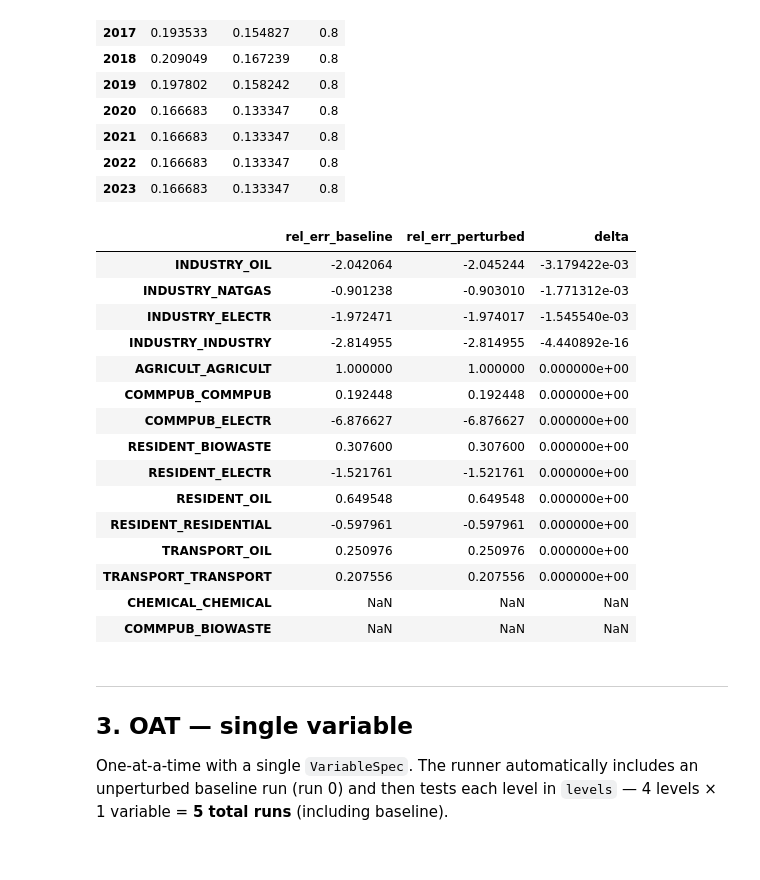
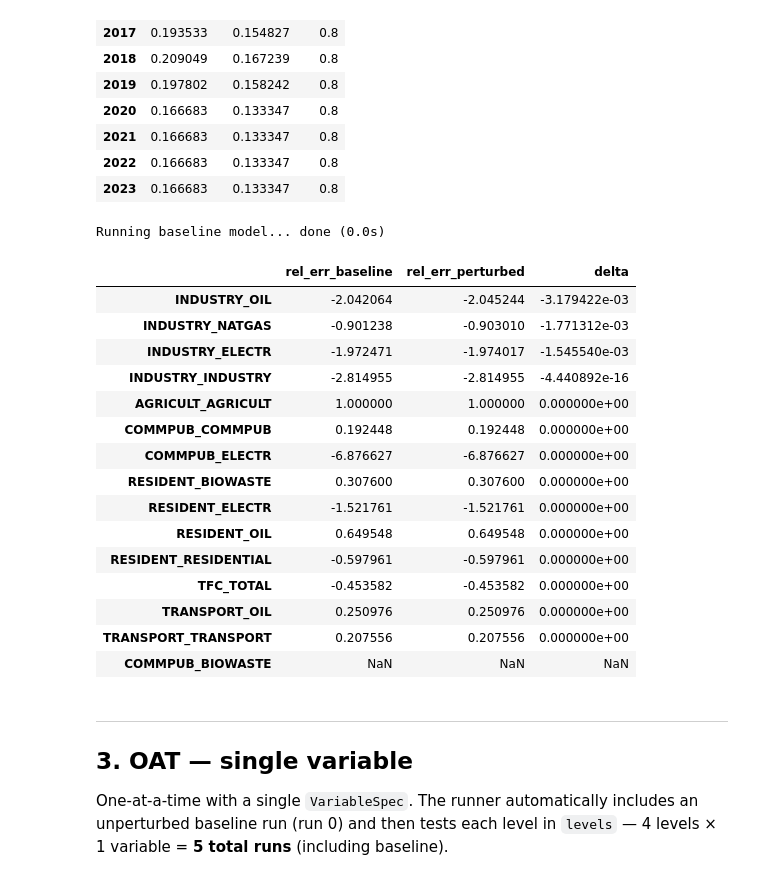
Before and after one commit to dpmendez/sisepuede, a Jupyter notebook: sisepuede/calibration/sensitivity_analysis_example.ipynb, the cells around one changed output. Cells and saved outputs as stored; diff of their text form; code cells hidden in the pictures.

```diff
--- a/sisepuede/calibration/sensitivity_analysis_example.ipynb
+++ b/sisepuede/calibration/sensitivity_analysis_example.ipynb
@@ -56,6 +56,7 @@ PATH_IEA_DATA_DIR    = "/Users/dianamendez/data_collection_temporary"
 PATH_CROSSWALK_FILE  = "/Users/dianamendez/sisepuede/sisepuede/ref/data_crosswalks/sisepuede_iea_energy_crosswalk.csv"
 ISO_COUNTRY          = "LBY"
 TRUE_DATA_LIMIT_YEAR = 2023   # rows beyond this year are projections, not actuals
+START_YEAR           = 2015   # first year included in the comparison window
 TARGET_YEARS         = [2015] # calendar year(s) used when scoring/plotting
 # ─────────────────────────────────────────────────────────────────────────────
 
@@ -139,6 +140,8 @@ runner = SensitivityRunner(
     df_iea_raw                = df_iea_raw,
     iso                       = ISO_COUNTRY,
     include_energy_production = False,
+    year_min                  = START_YEAR,
+    year_max                  = TRUE_DATA_LIMIT_YEAR,
 )
 print("SensitivityRunner ready")
 # %% [output]
@@ -180,52 +183,56 @@ comparison
 | 2022 | 0.166683 | 0.133347 | 0.8 |
 | 2023 | 0.166683 | 0.133347 | 0.8 |
 # %%
+TEST_OUT_VAR = "energy_consumption_scoe_other_se"
 # Run the model on the perturbed input and compare IEA targets
 df_out_perturbed = model_energycon(df_perturbed)
+
 df_out_perturbed = df_out_perturbed.merge(
     df_input_energy[["time_period", "year"]].drop_duplicates(),
     on="time_period", how="left",
 )
 
 df_out_baseline = runner.baseline_output   # triggers the cached baseline run
+# display(df_out_baseline[TEST_OUT_VAR]) # check output variable
 
 # Build comparison tables
 df_ssp_base = xw.aggregate_sisepuede(df_out_baseline)
 df_ssp_pert = xw.aggregate_sisepuede(df_out_perturbed)
 
-df_comp_base = xw.build_comparison(df_ssp_base, df_iea_raw)
-df_comp_pert = xw.build_comparison(df_ssp_pert, df_iea_raw)
+df_comp_base = xw.build_comparison(df_ssp_base, df_iea_raw, year_min=START_YEAR, year_max=TRUE_DATA_LIMIT_YEAR)
+df_comp_pert = xw.build_comparison(df_ssp_pert, df_iea_raw, year_min=START_YEAR, year_max=TRUE_DATA_LIMIT_YEAR)
 
 # Side-by-side summary for TARGET_YEARS
 year_mask_b = df_comp_base["year"].isin(TARGET_YEARS)
 year_mask_p = df_comp_pert["year"].isin(TARGET_YEARS)
 
 summary = pd.DataFrame({
     "rel_err_baseline":  df_comp_base.loc[year_mask_b, "rel_err_iea"].values,
     "rel_err_perturbed": df_comp_pert.loc[year_mask_p, "rel_err_iea"].values,
 }, index=(
     df_comp_base.loc[year_mask_b, "iea_balance_code"].values
     + "_"
     + df_comp_base.loc[year_mask_b, "iea_product_code"].values
 ))
 summary["delta"] = summary["rel_err_perturbed"] - summary["rel_err_baseline"]
 summary.sort_values("delta", key=abs, ascending=False).head(15)
 # %% [output]
+Running baseline model... done (0.0s)
 |  | rel_err_baseline | rel_err_perturbed | delta |
 | INDUSTRY_OIL | -2.042064 | -2.045244 | -3.179422e-03 |
 | INDUSTRY_NATGAS | -0.901238 | -0.903010 | -1.771312e-03 |
 | INDUSTRY_ELECTR | -1.972471 | -1.974017 | -1.545540e-03 |
 | INDUSTRY_INDUSTRY | -2.814955 | -2.814955 | -4.440892e-16 |
 | AGRICULT_AGRICULT | 1.000000 | 1.000000 | 0.000000e+00 |
 | COMMPUB_COMMPUB | 0.192448 | 0.192448 | 0.000000e+00 |
 | COMMPUB_ELECTR | -6.876627 | -6.876627 | 0.000000e+00 |
 | RESIDENT_BIOWASTE | 0.307600 | 0.307600 | 0.000000e+00 |
 | RESIDENT_ELECTR | -1.521761 | -1.521761 | 0.000000e+00 |
 | RESIDENT_OIL | 0.649548 | 0.649548 | 0.000000e+00 |
 | RESIDENT_RESIDENTIAL | -0.597961 | -0.597961 | 0.000000e+00 |
+| TFC_TOTAL | -0.453582 | -0.453582 | 0.000000e+00 |
 | TRANSPORT_OIL | 0.250976 | 0.250976 | 0.000000e+00 |
 | TRANSPORT_TRANSPORT | 0.207556 | 0.207556 | 0.000000e+00 |
-| CHEMICAL_CHEMICAL | NaN | NaN | NaN |
 | COMMPUB_BIOWASTE | NaN | NaN | NaN |
 # %% [markdown]
 ---
```
Also changed, not shown: parts of 9 cells of this notebook, 3 other files.
